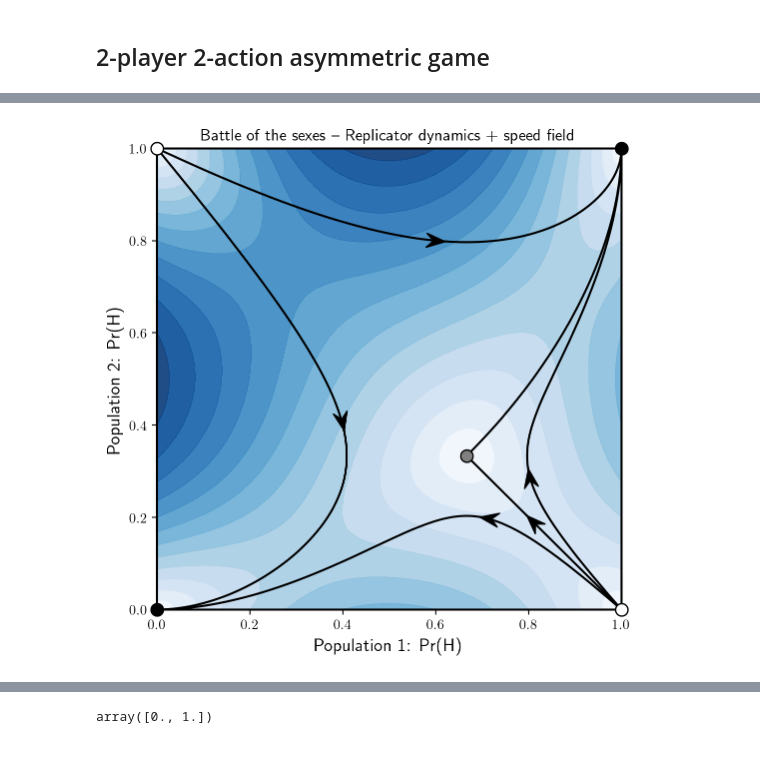
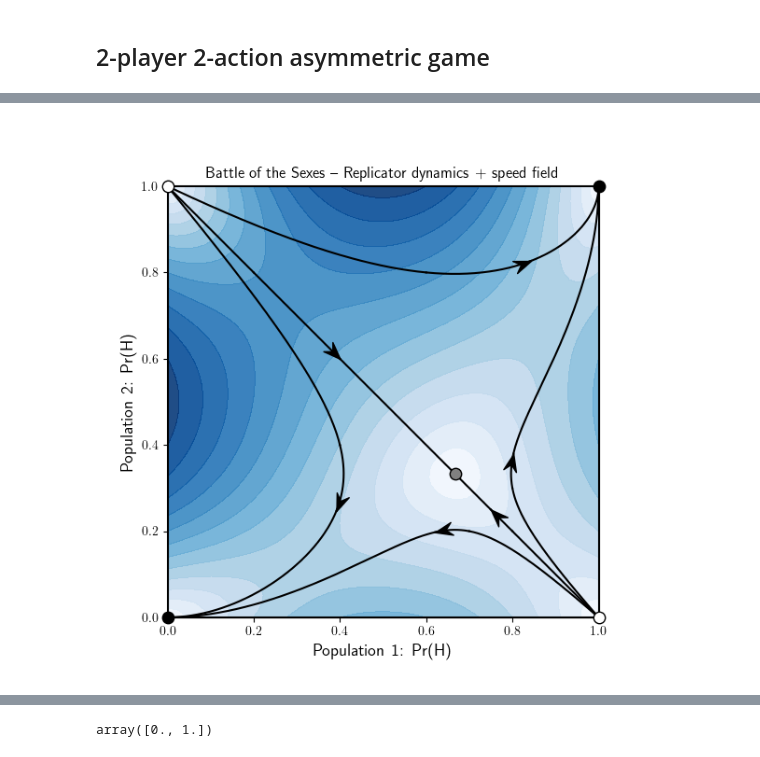
Before and after one commit to SlimaneD/pynamo, a Jupyter notebook: TestingCode.ipynb, the cells around one changed output, grey strips where cells are left out. Saved outputs shown, nothing was run; the diff lists cells and outputs as text; code cells hidden in the pictures.

```diff
--- a/TestingCode.ipynb
+++ b/TestingCode.ipynb
@@ -227,74 +268,49 @@ plt.show()
 # %%
 import numpy as np
 import matplotlib.pyplot as plt
-import importlib
+
 import game
 import drawer
-import equationsolver
-import matplotlib as mpl
 
-plt.rcdefaults()
-plt.style.use('default')
-
-
-equationsolver = importlib.reload(equationsolver)
-game = importlib.reload(game)
-drawer = importlib.reload(drawer)
 
 battle_of_the_sexes = game.Game(
     "Battle of the Sexes",
     (
-        np.array([[2, 0], [0, 1]]),   # row player payoffs
-        np.array([[1, 0], [0, 2]]),   # column player payoffs
+        np.array([[2, 0], [0, 1]]),  # row player payoff matrix
+        np.array([[1, 0], [0, 2]]),  # column player payoff matrix
     ),
     strategy_labels=["$B$", "$S$"],
     symmetric=False,
 )
 
-fig, ax = plt.subplots(figsize=(6, 6))
-drawer.setSimplex(['$B$', '$S$'], battle_of_the_sexes.payoff_data, ax, 13, 30)
-
-drawer.speed_plot(
-    x_region=[0, 1],
-    y_region=[0, 1],
-    step=60,                       # grid density
-    payMtx=battle_of_the_sexes.payoff_data,
-    ax=ax,
-    cmap=plt.cm.Blues,
-    levels=12,
-    zd=10,
-)
-drawer.equilibria(
-    battle_of_the_sexes.payoff_data,
-    ax,
-    colSnk='black',
-    colSdl='gray',
-    colSce='white',
-    ptSize=80,
-    zd=40,
+fig, ax = drawer.plot_game(
+    battle_of_the_sexes,
+    figsize=(6, 6),
+    starts=[
+        [0.6, 0.8],
+        [0.8, 0.3],
+        [0.4, 0.4],
+        [0.7, 0.2],
+        [0.8, 0.2],
+        [0.2, 0.8],
+    ],
+    Tmax=45,
+    trajectory_arrows=[0.02],
+    trajectory_color="black",
+    speed_cmap=plt.cm.Blues,
+    speed_grid=60,
+    speed_levels=12,
+    sink_color="black",
+    saddle_color="gray",
+    source_color="white",
+    equilibrium_size=80,
 )
 
-for start in ([0.6, 0.8], [0.8, 0.3], [0.4, 0.4], [0.7,0.2], [0.8,0.2]):
-    drawer.trajectory(
-        start,
-        battle_of_the_sexes.payoff_data,
-        step=0.02,
-        parr=[0.0001],
-        Tmax=500,
-        fig=fig,
-        ax=ax,
-        col='k',
-        arrSize=0.04,
-        arrWidth=0.015,
-        zd=20,
-    )
+ax.set_xlabel("Population 1: Pr(H)")
+ax.set_ylabel("Population 2: Pr(H)")
+ax.set_title("Battle of the Sexes – Replicator dynamics + speed field")
 
-ax.set_xlim(0, 1)
-ax.set_ylim(0, 1)
-ax.set_xlabel('Population 1: Pr(H)')
-ax.set_ylabel('Population 2: Pr(H)')
-ax.set_title('Battle of the sexes – Replicator dynamics + speed field')
 fig.savefig("testBattleOfTheSexes.pdf", bbox_inches="tight")
 plt.show()
 # %% [output]
-[figure, old version]
+[figure, new version]
```
Also changed, not shown: parts of 34 cells of this notebook, 33 other files.
